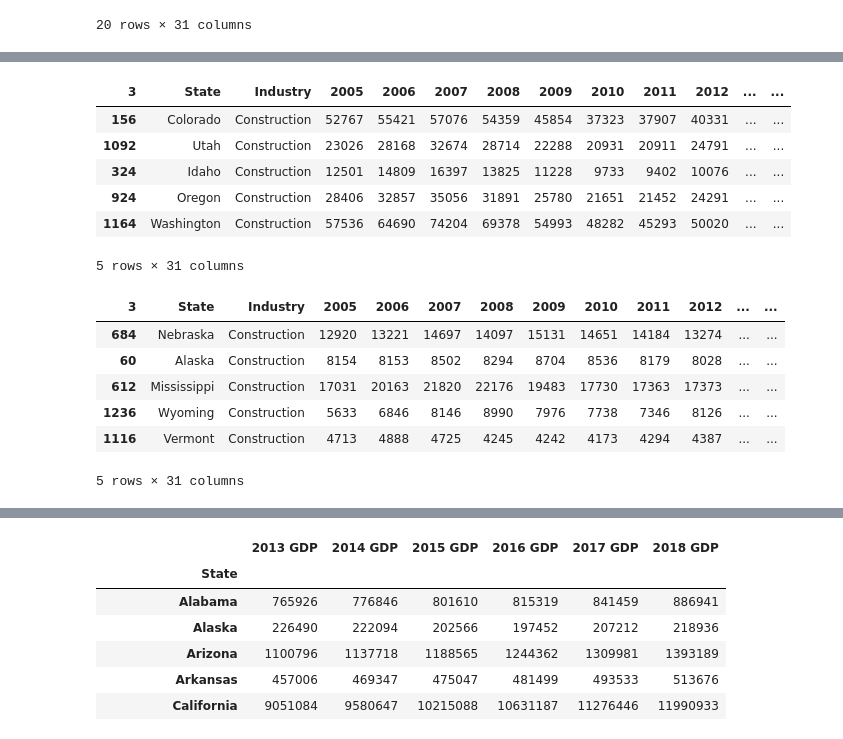
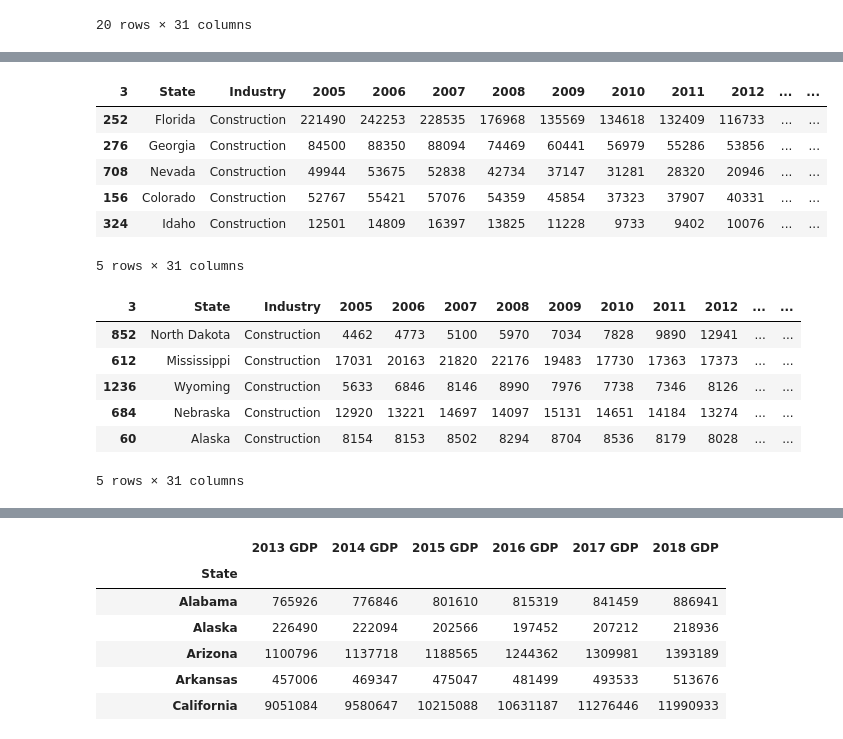
Before and after one commit to edwinmccracken/test-new-repo-ed, a Jupyter notebook: industry_data_eddie.ipynb, the cells around one changed output, grey strips where cells are left out. Drawn from its saved outputs; the diff is of its cells as text; code cells hidden in the pictures.

```diff
--- a/industry_data_eddie.ipynb
+++ b/industry_data_eddie.ipynb
@@ -444,7 +442,7 @@ perc_df['2015 Growth %'] = growth_perc(perc_df['2014'],perc_df['2015'])
 perc_df['2016 Growth %'] = growth_perc(perc_df['2015'],perc_df['2016'])
 perc_df['2017 Growth %'] = growth_perc(perc_df['2016'],perc_df['2017'])
 perc_df['2018 Growth %'] = growth_perc(perc_df['2017'],perc_df['2018'])
-perc_df['2010 to 2018 Growth %'] = total_growth(perc_df['2010'],perc_df['2018'])
+perc_df['2013 to 2018 Growth %'] = total_growth(perc_df['2013'],perc_df['2018'])
 # %%
 perc_df
 # %% [output]
@@ -575,24 +573,24 @@ plt.xticks(rotation=90)
 # %%
-top_5_const_df = const_df.nlargest(5, '2010 to 2018 Growth %')
+top_5_const_df = const_df.nlargest(5, '2013 to 2018 Growth %')
 top_5_const_df
 # %% [output]
 | 3 | State | Industry | 2005 | 2006 | 2007 | 2008 | 2009 | 2010 | 2011 | 2012 | ... | ... |
+| 252 | Florida | Construction | 221490 | 242253 | 228535 | 176968 | 135569 | 134618 | 132409 | 116733 | ... | ... |
+| 276 | Georgia | Construction | 84500 | 88350 | 88094 | 74469 | 60441 | 56979 | 55286 | 53856 | ... | ... |
+| 708 | Nevada | Construction | 49944 | 53675 | 52838 | 42734 | 37147 | 31281 | 28320 | 20946 | ... | ... |
 | 156 | Colorado | Construction | 52767 | 55421 | 57076 | 54359 | 45854 | 37323 | 37907 | 40331 | ... | ... |
-| 1092 | Utah | Construction | 23026 | 28168 | 32674 | 28714 | 22288 | 20931 | 20911 | 24791 | ... | ... |
 | 324 | Idaho | Construction | 12501 | 14809 | 16397 | 13825 | 11228 | 9733 | 9402 | 10076 | ... | ... |
-| 924 | Oregon | Construction | 28406 | 32857 | 35056 | 31891 | 25780 | 21651 | 21452 | 24291 | ... | ... |
-| 1164 | Washington | Construction | 57536 | 64690 | 74204 | 69378 | 54993 | 48282 | 45293 | 50020 | ... | ... |
 5 rows × 31 columns
 # %%
-worst_5_const_df = const_df.nsmallest(5, '2010 to 2018 Growth %')
+worst_5_const_df = const_df.nsmallest(5, '2013 to 2018 Growth %')
 worst_5_const_df
 # %% [output]
 | 3 | State | Industry | 2005 | 2006 | 2007 | 2008 | 2009 | 2010 | 2011 | 2012 | ... | ... |
+| 852 | North Dakota | Construction | 4462 | 4773 | 5100 | 5970 | 7034 | 7828 | 9890 | 12941 | ... | ... |
+| 612 | Mississippi | Construction | 17031 | 20163 | 21820 | 22176 | 19483 | 17730 | 17363 | 17373 | ... | ... |
+| 1236 | Wyoming | Construction | 5633 | 6846 | 8146 | 8990 | 7976 | 7738 | 7346 | 8126 | ... | ... |
 | 684 | Nebraska | Construction | 12920 | 13221 | 14697 | 14097 | 15131 | 14651 | 14184 | 13274 | ... | ... |
 | 60 | Alaska | Construction | 8154 | 8153 | 8502 | 8294 | 8704 | 8536 | 8179 | 8028 | ... | ... |
-| 612 | Mississippi | Construction | 17031 | 20163 | 21820 | 22176 | 19483 | 17730 | 17363 | 17373 | ... | ... |
-| 1236 | Wyoming | Construction | 5633 | 6846 | 8146 | 8990 | 7976 | 7738 | 7346 | 8126 | ... | ... |
-| 1116 | Vermont | Construction | 4713 | 4888 | 4725 | 4245 | 4242 | 4173 | 4294 | 4387 | ... | ... |
 5 rows × 31 columns
 # %%
 retail_df = perc_df.loc[perc_df['Industry'] == 'Retail trade']
```
Also changed, not shown: parts of 24 cells of this notebook, 4 other files.
